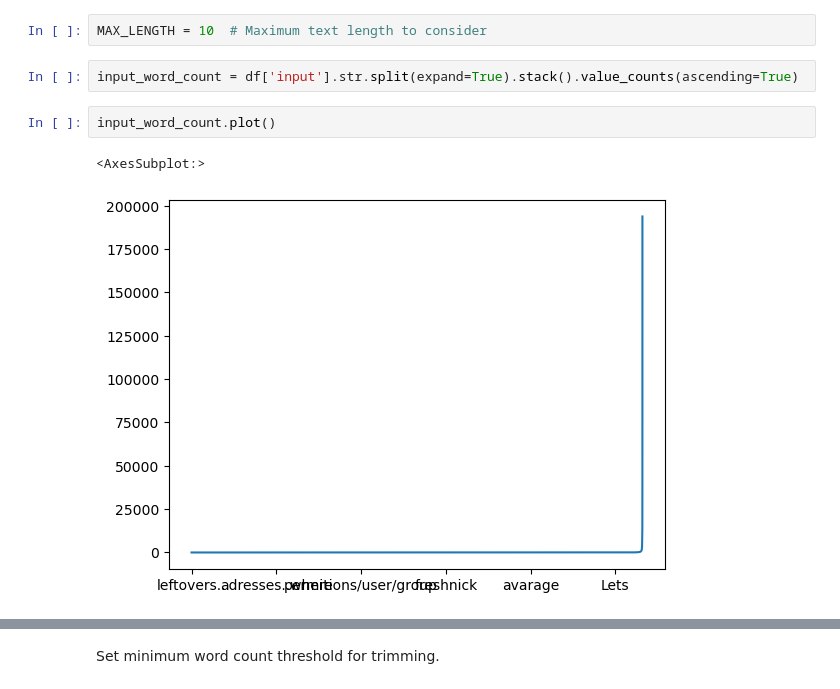
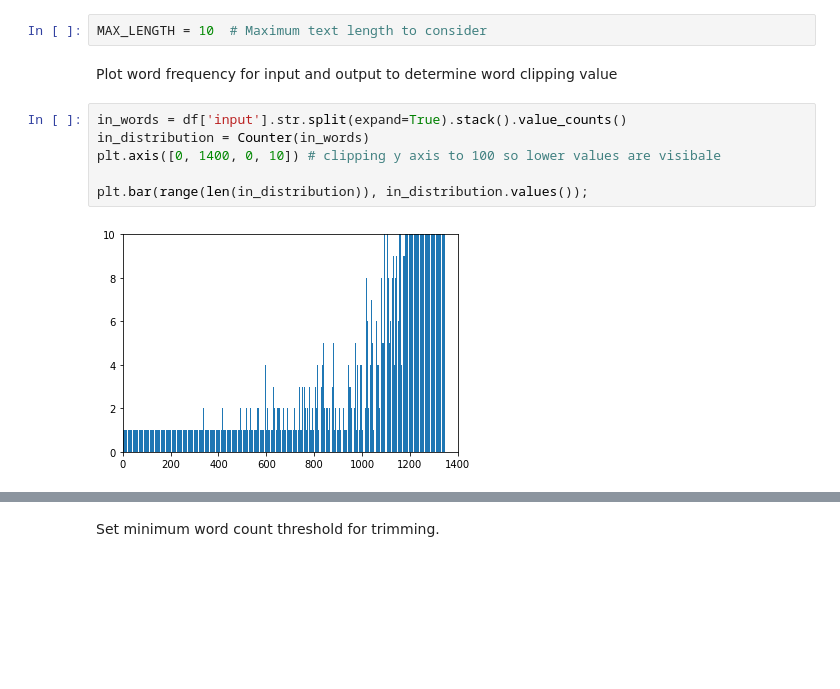
Before and after one commit to juliacalvo/generative-chatbot, a Jupyter notebook: ChatBot.ipynb, the cells around one changed output, grey strips where cells are left out. Drawn from its saved outputs; the diff is of its cells as text; blank space fills up the shorter version.

```diff
--- a/ChatBot.ipynb
+++ b/ChatBot.ipynb
@@ -261,10 +290,13 @@ df_sum.hist(ax=axis, bins=range(5, 60, 1));
 Set maximum text length to consider.
 # %%
 MAX_LENGTH = 10  # Maximum text length to consider
-# %%
-input_word_count = df['input'].str.split(expand=True).stack().value_counts(ascending=True)
-# %%
-input_word_count.plot()
-# %% [output]
-<AxesSubplot:>
-[figure, removed]
+# %% [markdown]
+Plot word frequency for input and output to determine word clipping value
+# %%
+in_words = df['input'].str.split(expand=True).stack().value_counts()
+in_distribution = Counter(in_words)
+plt.axis([0, 1400, 0, 10]) # clipping y axis to 100 so lower values are visibale
+
+plt.bar(range(len(in_distribution)), in_distribution.values());
+# %% [output]
+[figure, added]
```
Also changed, not shown: parts of 18 cells of this notebook.
